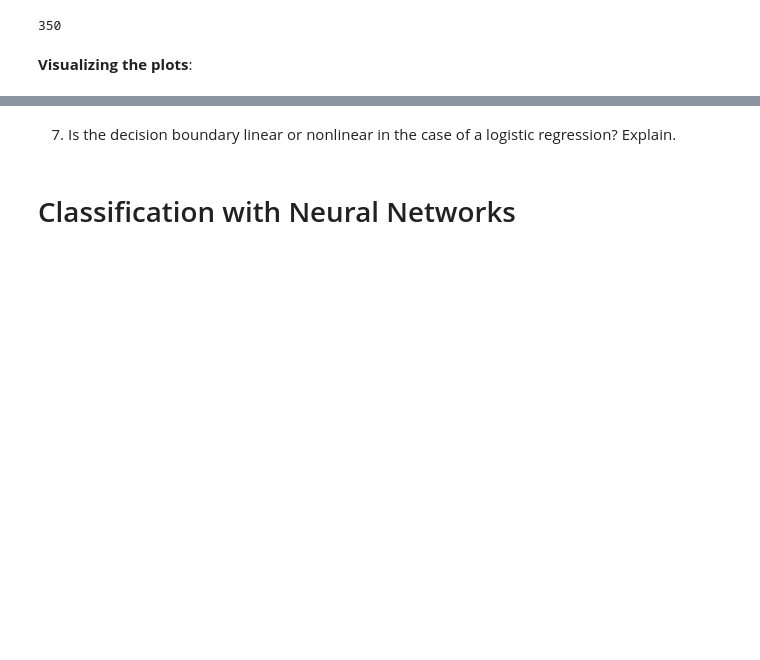
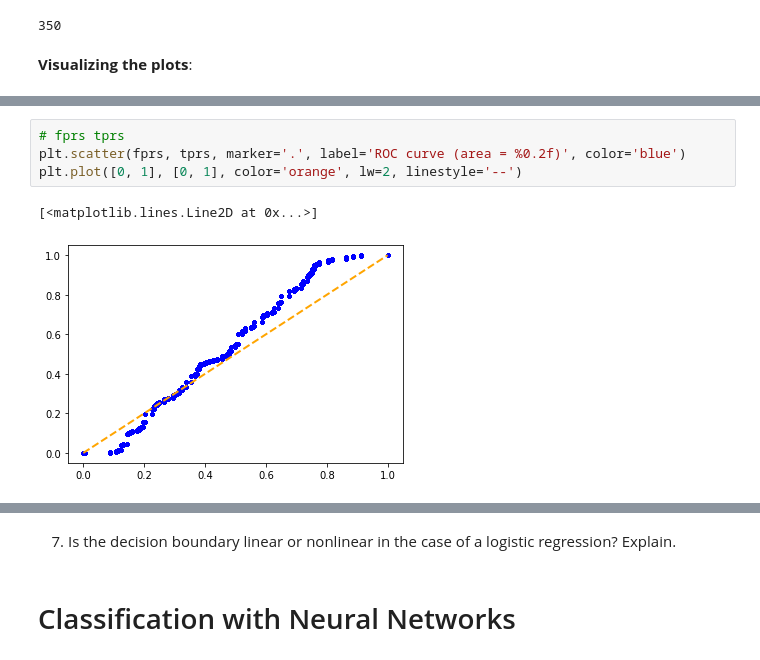
Before and after one commit to danieldemayo/DeepLearning, a Jupyter notebook: EX_1_TAU .ipynb, the cells around one changed output, grey strips where cells are left out. Saved outputs shown, nothing was run; the diff lists cells and outputs as text; blank space fills up the shorter version.

```diff
--- a/EX_1_TAU .ipynb
+++ b/EX_1_TAU .ipynb
@@ -159,0 +164,7 @@ plt.scatter(epochs, rocs)
+# %%
+# fprs tprs
+plt.scatter(fprs, tprs, marker='.', label='ROC curve (area = %0.2f)', color='blue')
+plt.plot([0, 1], [0, 1], color='orange', lw=2, linestyle='--')
+# %% [output]
+[<matplotlib.lines.Line2D at 0x...>]
+[figure, added]
```
Also changed, not shown: parts of 7 cells of this notebook.
